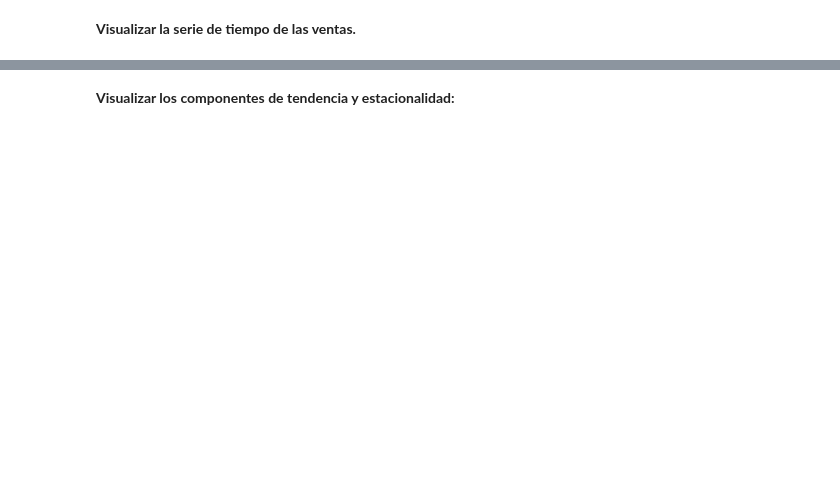
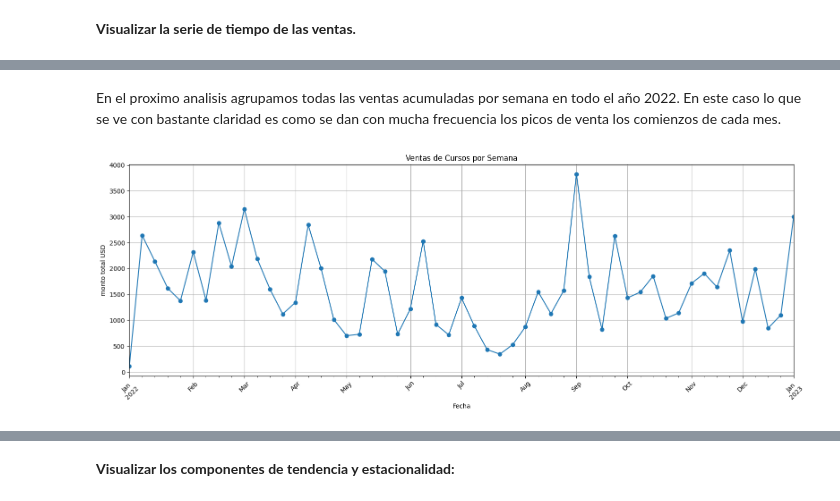
Before and after one commit to jpgomz/mentoria-diplodatos-2024-analisis-cursos-previsionales, a Jupyter notebook: ayvd.ipynb, the cells around one changed output, grey strips where cells are left out. Cells and saved outputs as stored; diff of their text form; code cells hidden in the pictures; blank space fills up the shorter version.

```diff
--- a/ayvd.ipynb
+++ b/ayvd.ipynb
@@ -163,0 +244,19 @@ plt.show()
+# %% [markdown]
+En el proximo analisis agrupamos todas las ventas acumuladas por semana en todo el año 2022. En este caso lo que se ve con bastante claridad es como se dan con mucha frecuencia los picos de venta los comienzos de cada mes.
+# %%
+#ventas_semanales = df_merged['monto total USD'].resample('W').sum().reset_index()
+ventas_semanales = df_merged.loc['2022', 'monto total USD'].resample('W').sum()
+
+# Crear el gráfico de líneas
+plt.figure(figsize=(16, 6))
+ax = ventas_semanales.plot(marker='o', linestyle='-')
+
+plt.title('Ventas de Cursos por Semana')
+plt.xlabel('Fecha')
+plt.ylabel('monto total USD')
+plt.grid(True)
+plt.xticks(rotation=45)
+plt.tight_layout()
+plt.show()
+# %% [output]
+[figure, added]
```
Also changed, not shown: parts of 21 cells of this notebook.
